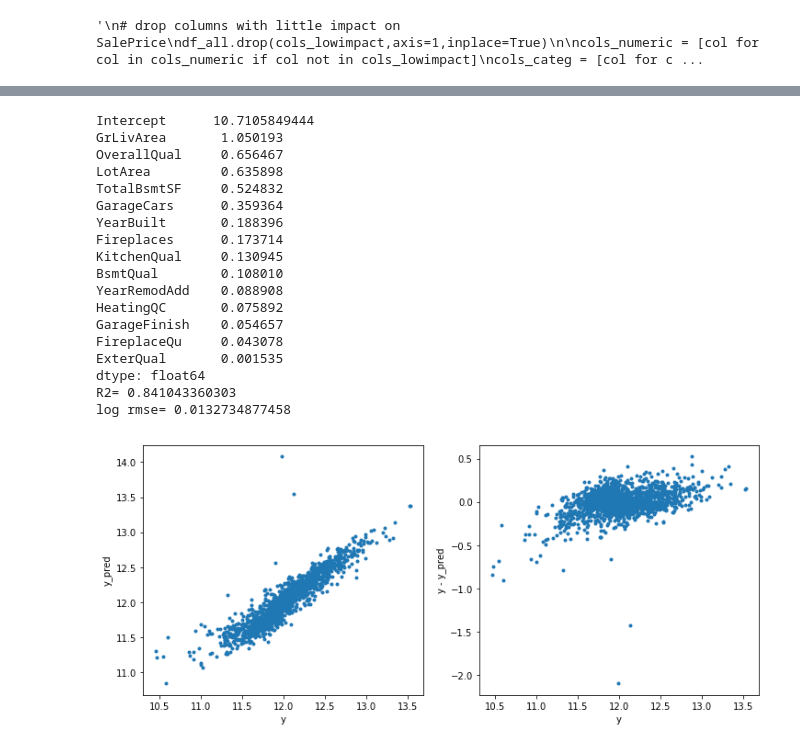
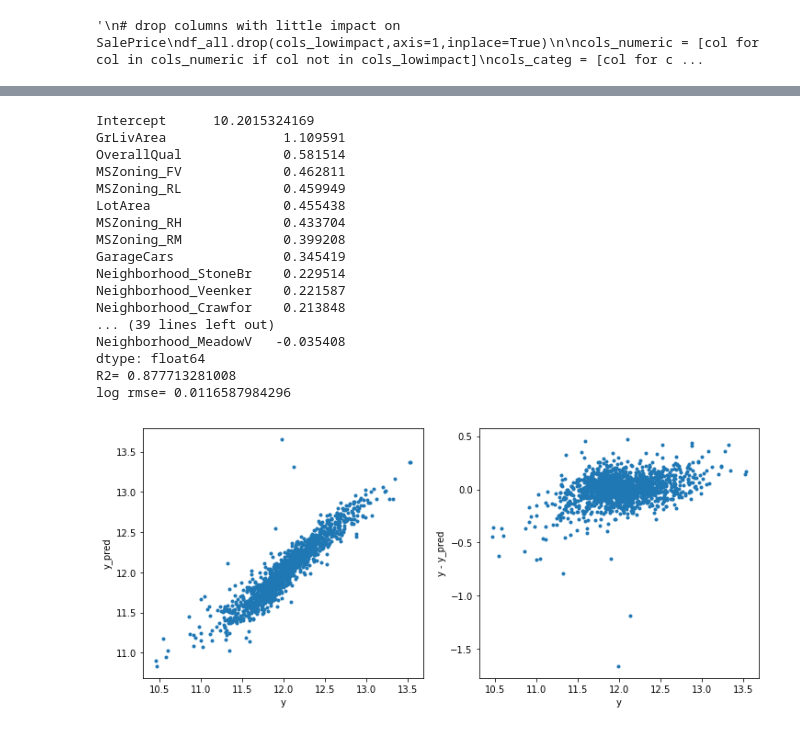
Before and after one commit to jack89roberts/kaggle-house-prices, a Jupyter notebook: house_prices.ipynb, the cells around one changed output, grey strips where cells are left out. Cells and saved outputs as stored; diff of their text form; code cells hidden in the pictures.

Commit message:
code to fill all nan values, added some categoricals to regression model

```diff
--- a/house_prices.ipynb
+++ b/house_prices.ipynb
@@ -48,3 +60,21 @@ cols_fillna = ['PoolQC','MiscFeature','Alley','Fence','MasVnrType','FireplaceQu'
 
 for col in cols_fillna:
     df_all[col].fillna('None',inplace=True)
+
+#GarageYrBlt nans: no garage. Fill with property YrBlt
+df_all.loc[df_all.GarageYrBlt.isnull(),'GarageYrBlt'] = df_all.loc[df_all.GarageYrBlt.isnull(),'YearBuilt']
+
+#No masonry veneer - fill 0
+df_all.MasVnrArea.fillna(0,inplace=True)
+
+#No basement - fill 0
+df_all.BsmtFullBath.fillna(0,inplace=True)
+df_all.BsmtHalfBath.fillna(0,inplace=True)
+df_all.BsmtFinSF1.fillna(0,inplace=True)
+df_all.BsmtFinSF2.fillna(0,inplace=True)
+df_all.BsmtUnfSF.fillna(0,inplace=True)
+df_all.TotalBsmtSF.fillna(0,inplace=True)
+
+#No garage - fill 0
+df_all.GarageArea.fillna(0,inplace=True)
+df_all.GarageCars.fillna(0,inplace=True)
@@ -73,0 +172,14 @@ dtype: int64
+# %%
+# Remaining Nan values
+cols_with_na = df_all.drop('SalePrice',axis=1).isnull().sum()
+cols_with_na = cols_with_na[cols_with_na>0]
+
+print(cols_with_na.sort_values(ascending=False))
+
+rows_with_na = df_all.drop('SalePrice',axis=1).isnull().sum(axis=1)
+rows_with_na = rows_with_na[rows_with_na>0]
+print(rows_with_na.sort_values(ascending=False))
+
+# just fill with mode for now
+for col in cols_with_na.index:
+    df_all[col].fillna(df_all[col].mode()[0], inplace=True)
@@ -504,59 +629,57 @@ model_cols = ['SalePrice',
               'OverallQual','GrLivArea','GarageCars','YearBuilt',
               'TotalBsmtSF','YearRemodAdd','Fireplaces','LotArea',
               'ExterQual','BsmtQual','KitchenQual','GarageFinish',
-              'FireplaceQu','HeatingQC']
+              'FireplaceQu','HeatingQC',
+              'Neighborhood','MSSubClass','Foundation','MasVnrType','MSZoning']
 
-df_model = pd.get_dummies(df_all[model_cols])
+df_model = pd.get_dummies(df_all[model_cols], drop_first=True)
 
 df_train = df_model[df_all.index <= maxid_train]
 
 y = df_train.SalePrice
 X = df_train.drop('SalePrice',axis=1)
-
-from sklearn.linear_model import LinearRegression
 
 lr = LinearRegression()
 lr.fit(X,y)
 
 lr_coefs = pd.Series(lr.coef_,index=X.columns)
 print('Intercept     ',lr.intercept_)
 print(lr_coefs.sort_values(ascending=False))
 
 y_pred = lr.predict(X)
 rms_pred = rmse_log(y_pred, y)
 print('R2=',lr.score(X,y))
 print('log rmse=',rms_pred)
 
 plt.figure(figsize=(12,5))
 plt.subplot(1,2,1)
 plt.plot(y,y_pred,'.')
 plt.xlabel('y')
 plt.ylabel('y_pred');
 
 plt.subplot(1,2,2)
 plt.plot(y,y-y_pred,'.')
 plt.xlabel('y')
 plt.ylabel('y - y_pred');
 # %% [output]
-Intercept      10.7105849444
-GrLivArea       1.050193
-OverallQual     0.656467
-LotArea         0.635898
-TotalBsmtSF     0.524832
-GarageCars      0.359364
-YearBuilt       0.188396
-Fireplaces      0.173714
-KitchenQual     0.130945
-BsmtQual        0.108010
-YearRemodAdd    0.088908
-HeatingQC       0.075892
-GarageFinish    0.054657
-FireplaceQu     0.043078
-ExterQual       0.001535
+Intercept      10.2015324169
+GrLivArea               1.109591
+OverallQual             0.581514
+MSZoning_FV             0.462811
+MSZoning_RL             0.459949
+LotArea                 0.455438
+MSZoning_RH             0.433704
+MSZoning_RM             0.399208
+GarageCars              0.345419
+Neighborhood_StoneBr    0.229514
+Neighborhood_Veenker    0.221587
+Neighborhood_Crawfor    0.213848
+... (39 lines left out)
+Neighborhood_MeadowV   -0.035408
 dtype: float64
-R2= 0.841043360303
-log rmse= 0.0132734877458
+R2= 0.877713281008
+log rmse= 0.0116587984296
-[figure, old version]
+[figure, new version]
 # %%
 # couple outliers - lower than expected price for 10/10 quality
 
```
Also changed, not shown: parts of 23 cells of this notebook, 1 other file.
